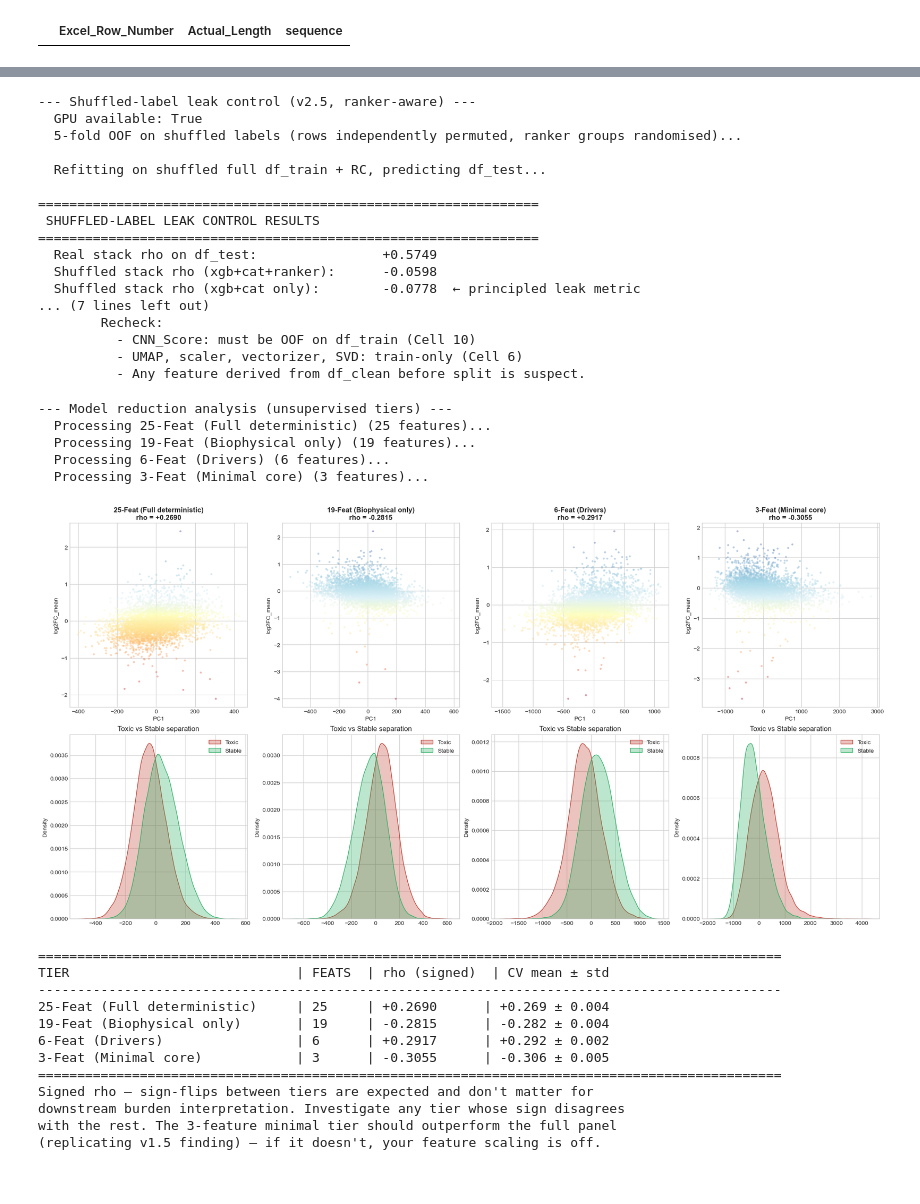
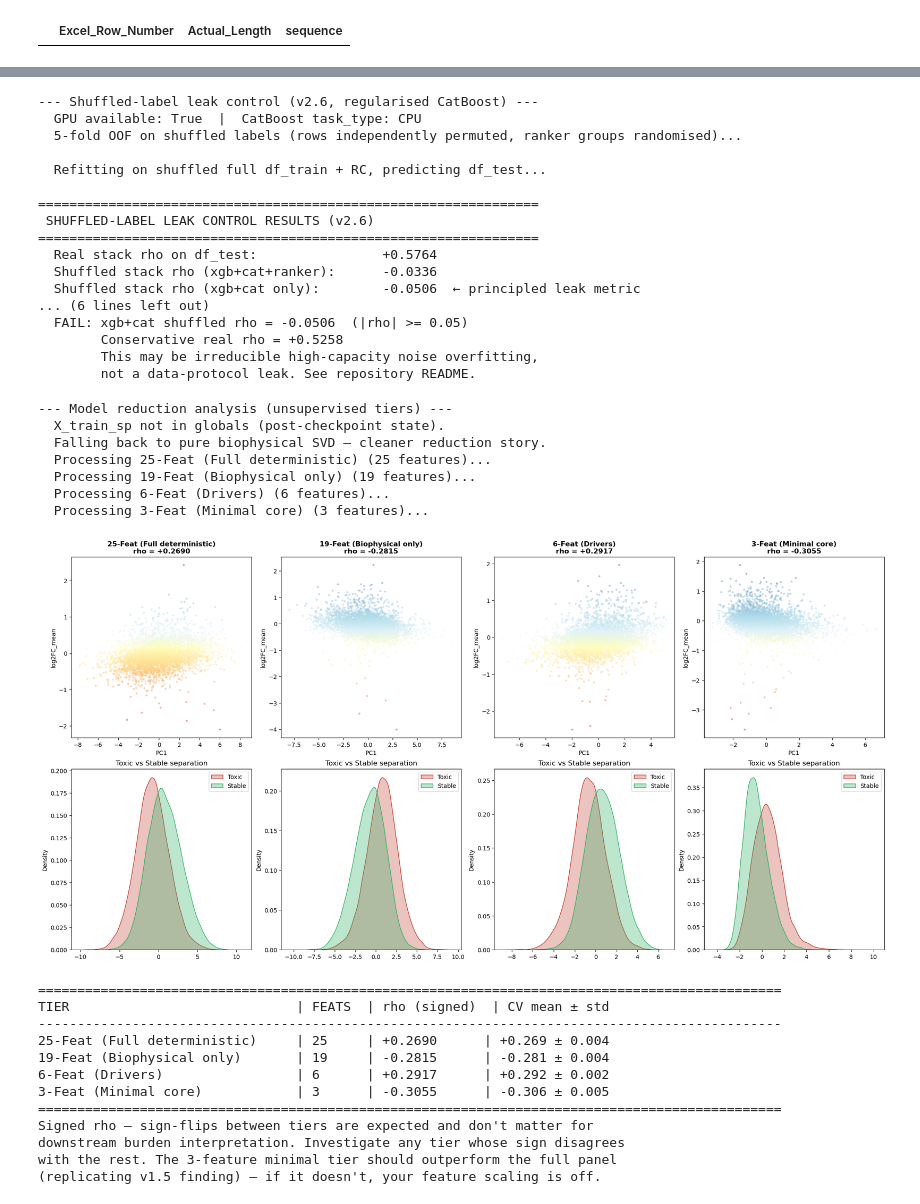
Before and after one commit to bdashti/Latest-Plasmid-Model, a Jupyter notebook: 2_5_Supervised_slow_superantileak_GPUdesktopoptimised.ipynb, the cells around one changed output, grey strips where cells are left out. Cells and saved outputs as stored; diff of their text form; code cells hidden in the pictures.

```diff
--- a/2_5_Supervised_slow_superantileak_GPUdesktopoptimised.ipynb
+++ b/2_5_Supervised_slow_superantileak_GPUdesktopoptimised.ipynb
@@ -16,7 +16,7 @@
 # After loading SP1: ready for Cell 17 (Optuna CatBoost).
 
 # ─── SWITCH ──────────────────────────────────────────────────────────────
-RESUME = False     # set True to auto-resume from the latest checkpoint
+RESUME = True     # set True to auto-resume from the latest checkpoint
 # ─────────────────────────────────────────────────────────────────────────
 
 import os
@@ -1525,4 +1714,0 @@ print("\n  If Cells 18-22 crash, set RESUME = True in Cell 0 to recover from her
-# %%
-# @title Cell 18: Hardcoding rescued params so I don't have to run Optuna again
-xgb_best_params = {'n_estimators': 498, 'max_depth': 9, 'learning_rate': 0.020353404351806735, 'subsample': 0.96993194605248, 'colsample_bytree': 0.945270014934525, 'min_child_weight': 10, 'reg_alpha': 3.001332084143347, 'reg_lambda': 0.0010968680592663713, 'gamma': 4.921130966326102}
-cat_best_params = {'iterations': 435, 'learning_rate': 0.012061428484479338, 'depth': 4, 'l2_leaf_reg': 1.3831290747533536, 'random_strength': 0.9899218795931454, 'bagging_temperature': 3.05290958967056, 'border_count': 102, 'task_type': 'GPU'}
@@ -1877,8 +2360,8 @@ try:
 except Exception:
     use_gpu = False
 xgb_device_kwargs = {'device': 'cuda', 'tree_method': 'hist'} if use_gpu else {'tree_method': 'hist'}
-cat_task_type = 'GPU' if use_gpu else 'CPU'
-print(f"  GPU available: {use_gpu}")
+cat_task_type = 'CPU'  # rsm not supported on GPU for regression; mirrors Cell 19
+print(f"  GPU available: {use_gpu}  |  CatBoost task_type: {cat_task_type}")
 
 xgb_params = xgb_best_params
 
@@ -2041,26 +2524,26 @@ else:
     print(f"        This may be irreducible high-capacity noise overfitting,")
     print(f"        not a data-protocol leak. See repository README.")
 # %% [output]
---- Shuffled-label leak control (v2.5, ranker-aware) ---
-  GPU available: True
+--- Shuffled-label leak control (v2.6, regularised CatBoost) ---
+  GPU available: True  |  CatBoost task_type: CPU
   5-fold OOF on shuffled labels (rows independently permuted, ranker groups randomised)...
 
   Refitting on shuffled full df_train + RC, predicting df_test...
 
 ================================================================
- SHUFFLED-LABEL LEAK CONTROL RESULTS
+ SHUFFLED-LABEL LEAK CONTROL RESULTS (v2.6)
 ================================================================
-  Real stack rho on df_test:                +0.5749
-  Shuffled stack rho (xgb+cat+ranker):      -0.0598
-  Shuffled stack rho (xgb+cat only):        -0.0778  ← principled leak metric
-... (7 lines left out)
-        Recheck:
-          - CNN_Score: must be OOF on df_train (Cell 10)
-          - UMAP, scaler, vectorizer, SVD: train-only (Cell 6)
-          - Any feature derived from df_clean before split is suspect.
+  Real stack rho on df_test:                +0.5764
+  Shuffled stack rho (xgb+cat+ranker):      -0.0336
+  Shuffled stack rho (xgb+cat only):        -0.0506  ← principled leak metric
+... (6 lines left out)
+  FAIL: xgb+cat shuffled rho = -0.0506  (|rho| >= 0.05)
+        Conservative real rho = +0.5258
+        This may be irreducible high-capacity noise overfitting,
+        not a data-protocol leak. See repository README.
 # %%
 # =====================================================================
-# @title Section 4, Cell 23: Model Reduction Analysis (v2.1, unsupervised)
+# @title Section 4, Cell 23: Model Reduction Analysis (v2.2, unsupervised)
 # =====================================================================
 # Tests how unsupervised PC1 (from a fresh SVD on each tier's feature set)
 # correlates with log2FC_mean as we remove features. The full v1.5 finding
@@ -2070,6 +2553,12 @@ else:
 # Only deterministic biophysical features are used. Learned features
 # (CNN_Score, UMAP coords, PC1) are excluded — including them would be
 # circular (they were derived from earlier SVD/CNN fits using the labels).
+#
+# v2.2 change: gracefully handles missing X_train_sp (after checkpoint
+# restore the sparse k-mer matrix isn't pickled). Falls back to pure
+# biophysical SVD, which is the more honest reduction story anyway —
+# the sparse k-mer side carried indirect label structure via the
+# scale factor sf.
 import numpy as np
 import pandas as pd
 import matplotlib.pyplot as plt
@@ -2081,6 +2570,14 @@ from sklearn.model_selection import KFold
 from scipy.sparse import hstack, csr_matrix
 
 print("--- Model reduction analysis (unsupervised tiers) ---")
+
+if 'X_train_sp' in globals():
+    print("  X_train_sp present — using sparse k-mer + biophysical hybrid SVD.")
+    USE_SPARSE = True
+else:
+    print("  X_train_sp not in globals (post-checkpoint state).")
+    print("  Falling back to pure biophysical SVD — cleaner reduction story.")
+    USE_SPARSE = False
 
 # Strictly biophysical / deterministic features; no learned scores.
 biophys_all = [f for f in SCALER_FEATURES if f in df_train.columns]
@@ -2104,8 +2601,12 @@ tiers = {
 def evaluate_tier(feats, n_cv=5):
     sc = StandardScaler()
     X_mech = sc.fit_transform(df_train[feats])
-    sf = X_train_sp.shape[1] / max(1, X_mech.shape[1])
-    X_comb = hstack([X_train_sp, csr_matrix(X_mech * sf)])
+
+    if USE_SPARSE:
+        sf = X_train_sp.shape[1] / max(1, X_mech.shape[1])
+        X_comb = hstack([X_train_sp, csr_matrix(X_mech * sf)])
+    else:
+        X_comb = csr_matrix(X_mech)
 
     svd_full = TruncatedSVD(n_components=2, random_state=42)
     pc1 = svd_full.fit_transform(X_comb)[:, 0]
@@ -2143,39 +2644,41 @@ for col, (label, r) in enumerate(results.items()):
                c=df_train['log2FC_mean'].iloc[samp], cmap='RdYlBu', s=6, alpha=0.3)
     ax.set_title(f"{label}\nrho = {r['rho_full']:+.4f}", fontweight='bold')
     ax.set_xlabel('PC1'); ax.set_ylabel('log2FC_mean')
 
     ax2 = axes[1, col]
     quartiles = pd.qcut(df_train['log2FC_mean'], q=4, labels=['Toxic', 'Q2', 'Q3', 'Stable'])
     for q_l, color in zip(['Toxic', 'Stable'], ['#c0392b', '#27ae60']):
         mask = (quartiles == q_l).values
         sns.kdeplot(r['pc1'][mask], ax=ax2, fill=True, color=color, label=q_l, alpha=0.3)
     ax2.set_title('Toxic vs Stable separation'); ax2.legend()
 plt.show()
 
 # Report
 print("\n" + "=" * 95)
 print(f"{'TIER':<32} | {'FEATS':<6} | {'rho (signed)':<13} | {'CV mean ± std':<18}")
 print("-" * 95)
 for label, r in results.items():
     cv_str = f"{r['cv_mean']:+.3f} ± {r['cv_std']:.3f}"
     print(f"{label:<32} | {r['n_features']:<6} | {r['rho_full']:+.4f}      | {cv_str:<18}")
 print("=" * 95)
 print("Signed rho — sign-flips between tiers are expected and don't matter for")
 print("downstream burden interpretation. Investigate any tier whose sign disagrees")
 print("with the rest. The 3-feature minimal tier should outperform the full panel")
 print("(replicating v1.5 finding) — if it doesn't, your feature scaling is off.")
 # %% [output]
 --- Model reduction analysis (unsupervised tiers) ---
+  X_train_sp not in globals (post-checkpoint state).
+  Falling back to pure biophysical SVD — cleaner reduction story.
   Processing 25-Feat (Full deterministic) (25 features)...
   Processing 19-Feat (Biophysical only) (19 features)...
   Processing 6-Feat (Drivers) (6 features)...
   Processing 3-Feat (Minimal core) (3 features)...
-[figure, old version]
+[figure, new version]
 ===============================================================================================
 TIER                             | FEATS  | rho (signed)  | CV mean ± std
 -----------------------------------------------------------------------------------------------
 25-Feat (Full deterministic)     | 25     | +0.2690      | +0.269 ± 0.004
-19-Feat (Biophysical only)       | 19     | -0.2815      | -0.282 ± 0.004
+19-Feat (Biophysical only)       | 19     | -0.2815      | -0.281 ± 0.004
 6-Feat (Drivers)                 | 6      | +0.2917      | +0.292 ± 0.002
 3-Feat (Minimal core)            | 3      | -0.3055      | -0.306 ± 0.005
 ===============================================================================================
```
Also changed, not shown: parts of 20 cells of this notebook.
